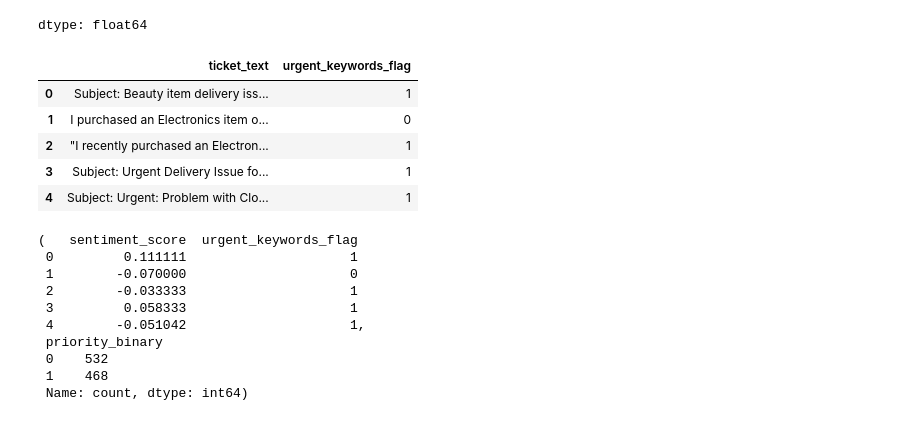
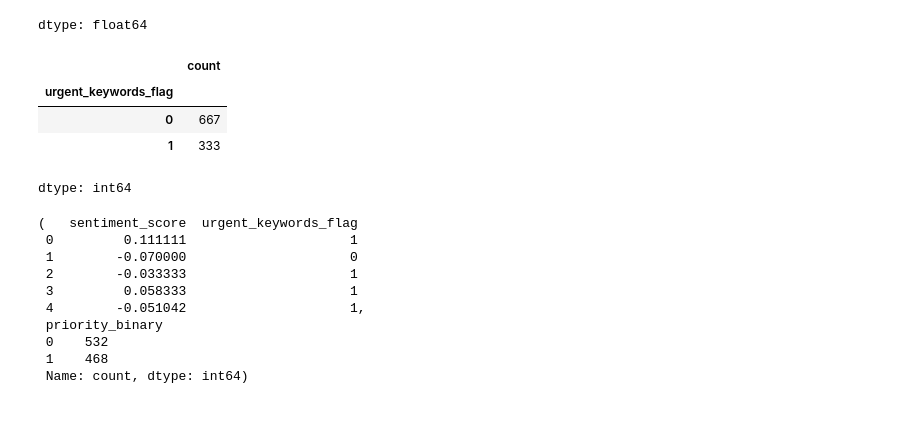
Before and after one commit to Bushraaaaaaaa/WIE3007-DMW-GroupAssignment, a Jupyter notebook: DMW_GroupProject.ipynb, the cells around one changed output. Saved outputs shown, nothing was run; the diff lists cells and outputs as text; code cells hidden in the pictures.

Commit message:
Enhanced urgent keyword flag logic & documentation

```diff
--- a/DMW_GroupProject.ipynb
+++ b/DMW_GroupProject.ipynb
@@ -309,27 +309,32 @@ dtype: float64
 # %%
 # FE Task 1 — Urgent Keyword Flag
 
 urgent_keywords = [
-    "urgent", "immediately", "asap", "critical",
-    "important", "failure", "down", "error", "issue"
+    "urgent", "asap", "immediately", "critical",
+    "important", "failure", "system down",
+    "error", "cannot access", "crash", "down"
 ]
 
 def urgent_flag(text):
+    """
+    Detect presence of urgency-related keywords.
+    Returns 1 if urgent keyword found, else 0.
+    """
     if pd.isna(text):
         return 0
     text = text.lower()
-    return int(any(word in text for word in urgent_keywords))
+    return int(any(keyword in text for keyword in urgent_keywords))
 
 df["urgent_keywords_flag"] = df["ticket_text"].apply(urgent_flag)
 
-df[["ticket_text", "urgent_keywords_flag"]].head()
+
+df["urgent_keywords_flag"].value_counts()
 # %% [output]
-|  | ticket_text | urgent_keywords_flag |
-| 0 | Subject: Beauty item delivery iss... | 1 |
-| 1 | I purchased an Electronics item o... | 0 |
-| 2 | "I recently purchased an Electron... | 1 |
-| 3 | Subject: Urgent Delivery Issue fo... | 1 |
-| 4 | Subject: Urgent: Problem with Clo... | 1 |
+|  | count |
+| urgent_keywords_flag |  |
+| 0 | 667 |
+| 1 | 333 |
+dtype: int64
 # %%
 # Target & Feature Selection
 
```
